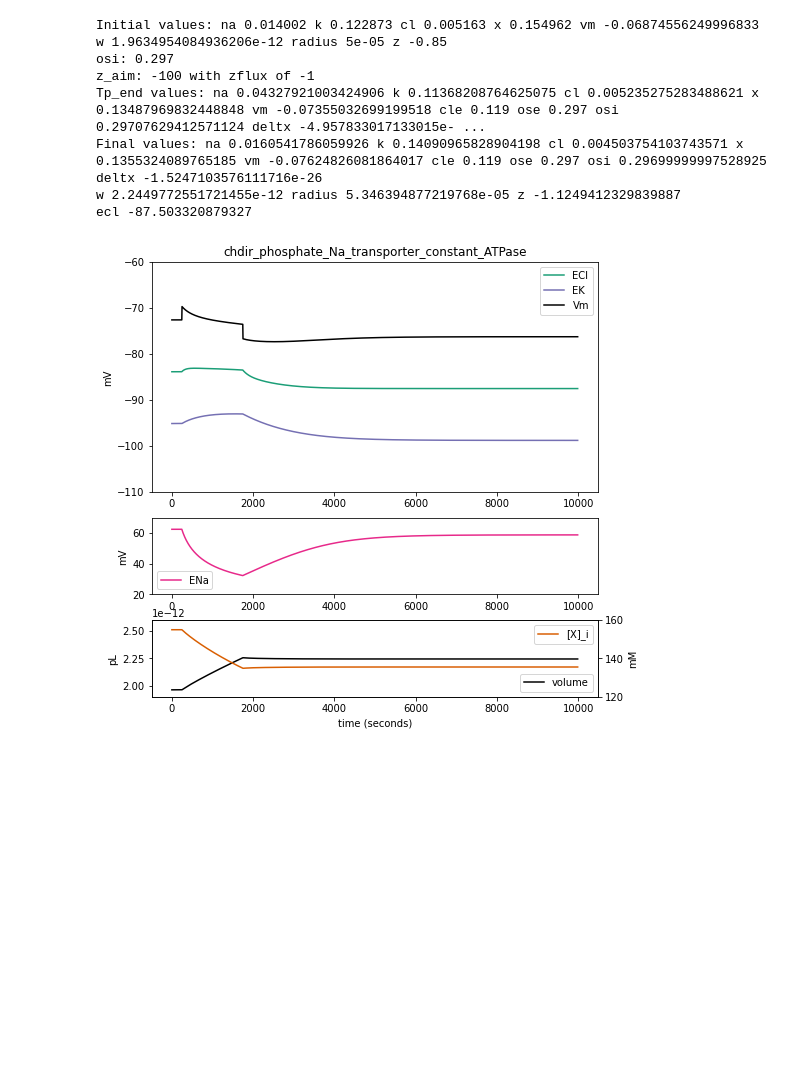
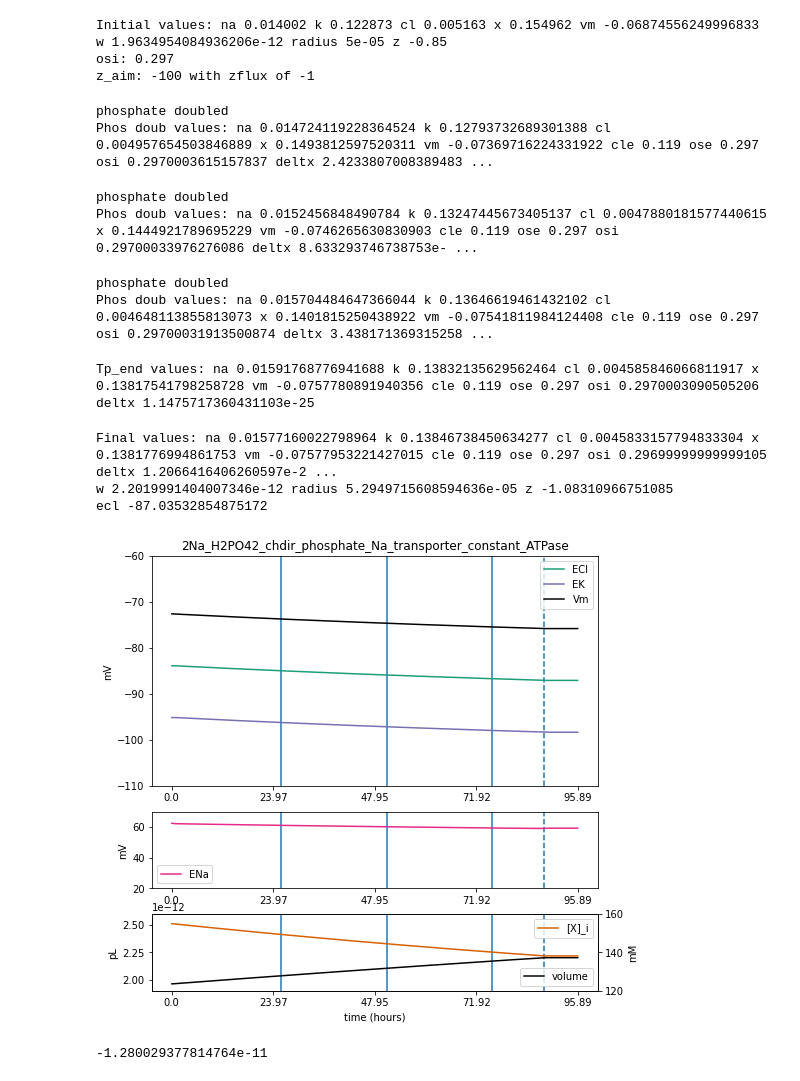
Before and after one commit to kiradust/model-of-neuronal-chloride-homeostasis, a Jupyter notebook: phosphate.ipynb, the cells around one changed output. Saved outputs shown, nothing was run; the diff lists cells and outputs as text; code cells hidden in the pictures; blank space fills up the shorter version.

```diff
--- a/phosphate.ipynb
+++ b/phosphate.ipynb
@@ -48,13 +70,25 @@ ecl -88.10109578887266
 # %%
-dex=plm(tt=10000,ecp=3e-9,xp=250,tpend=1750,neww=4,phoscomb=0)
-fig, ax0, ax1, ax2, ax3=minithreefig([dex[11][1:-1],dex[14][1:-1],dex[13][1:-1],dex[16][1:-1],dex[12][1:-1],dex[10][1:-1],dex[20][1:-1]],colour='#d95f02',yl=[[-110,-60],[20,70],[1.9e-12,2.6e-12],[120,160]],title='chdir_phosphate_Na_transporter_constant_ATPase')
+dex=plm(tt=24*60*60*4,ecp=2e-11,xp=1000,tpend=22*60*60*4,neww=4,phoscomb=0)
+fig, ax0, ax1, ax2, ax3=minithreefig([dex[11][1:-1],dex[14][1:-1],dex[13][1:-1],dex[16][1:-1],dex[12][1:-1],dex[10][1:-1],dex[20][1:-1],dex[-1]],colour='#d95f02',yl=[[-110,-60],[20,70],[1.9e-12,2.6e-12],[120,160]],title='2Na_H2PO42_chdir_phosphate_Na_transporter_constant_ATPase')
 # %% [output]
 Initial values: na 0.014002 k 0.122873 cl 0.005163 x 0.154962 vm -0.06874556249996833
 w 1.9634954084936206e-12 radius 5e-05 z -0.85
 osi: 0.297
 z_aim: -100 with zflux of -1
-Tp_end values: na 0.04327921003424906 k 0.11368208764625075 cl 0.005235275283488621 x 0.13487969832448848 vm -0.07355032699199518 cle 0.119 ose 0.297 osi 0.29707629412571124 deltx -4.957833017133015e- ...
-Final values: na 0.0160541786059926 k 0.14090965828904198 cl 0.004503754103743571 x 0.1355324089765185 vm -0.07624826081864017 cle 0.119 ose 0.297 osi 0.29699999997528925 deltx -1.5247103576111716e-26
-w 2.2449772551721455e-12 radius 5.346394877219768e-05 z -1.1249412329839887
-ecl -87.503320879327
+phosphate doubled
+Phos doub values: na 0.014724119228364524 k 0.12793732689301388 cl 0.004957654503846889 x 0.1493812597520311 vm -0.07369716224331922 cle 0.119 ose 0.297 osi 0.2970003615157837 deltx 2.4233807008389483 ...
+phosphate doubled
+Phos doub values: na 0.0152456848490784 k 0.13247445673405137 cl 0.0047880181577440615 x 0.1444921789695229 vm -0.0746265630830903 cle 0.119 ose 0.297 osi 0.29700033976276086 deltx 8.633293746738753e- ...
+phosphate doubled
+Phos doub values: na 0.015704484647366044 k 0.13646619461432102 cl 0.004648113855813073 x 0.1401815250438922 vm -0.07541811984124408 cle 0.119 ose 0.297 osi 0.29700031913500874 deltx 3.438171369315258 ...
+Tp_end values: na 0.01591768776941688 k 0.13832135629562464 cl 0.004585846066811917 x 0.13817541798258728 vm -0.0757780891940356 cle 0.119 ose 0.297 osi 0.2970003090505206 deltx 1.1475717360431103e-25
+Final values: na 0.01577160022798964 k 0.13846738450634277 cl 0.0045833157794833304 x 0.1381776994861753 vm -0.07577953221427015 cle 0.119 ose 0.297 osi 0.29699999999999105 deltx 1.2066416406260597e-2 ...
+w 2.2019991404007346e-12 radius 5.2949715608594636e-05 z -1.08310966751085
+ecl -87.03532854875172
-[figure, old version]
+[figure, new version]
+# %%
+flux = 0.01/(60*60*4)
+Ar = 4e5
+print(flux/Ar/(-(75e-3)-R*np.log(nao/15e-3)))
+# %% [output]
+-1.280029377814764e-11
```
Also changed, not shown: parts of 7 cells of this notebook, 12 other files.
